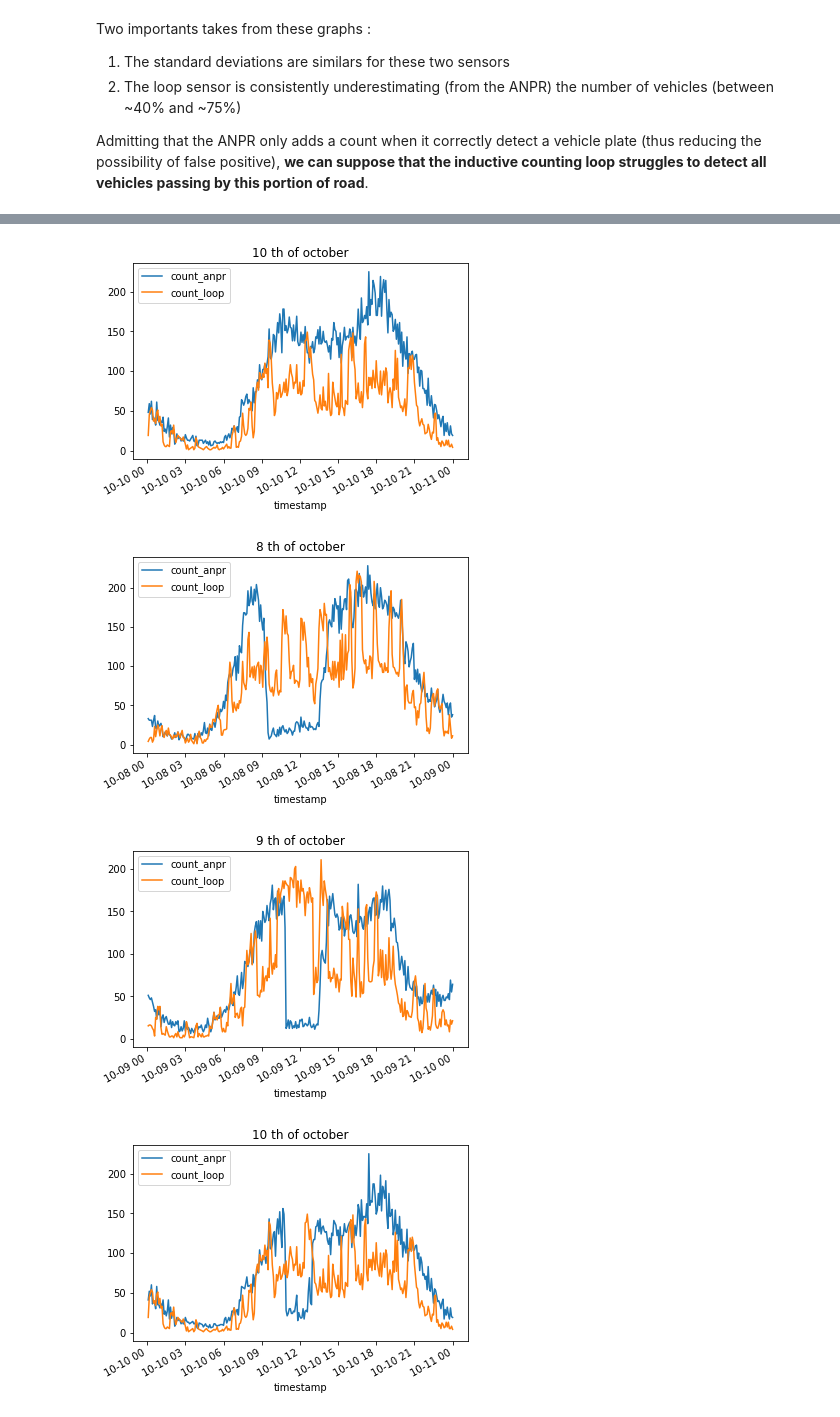
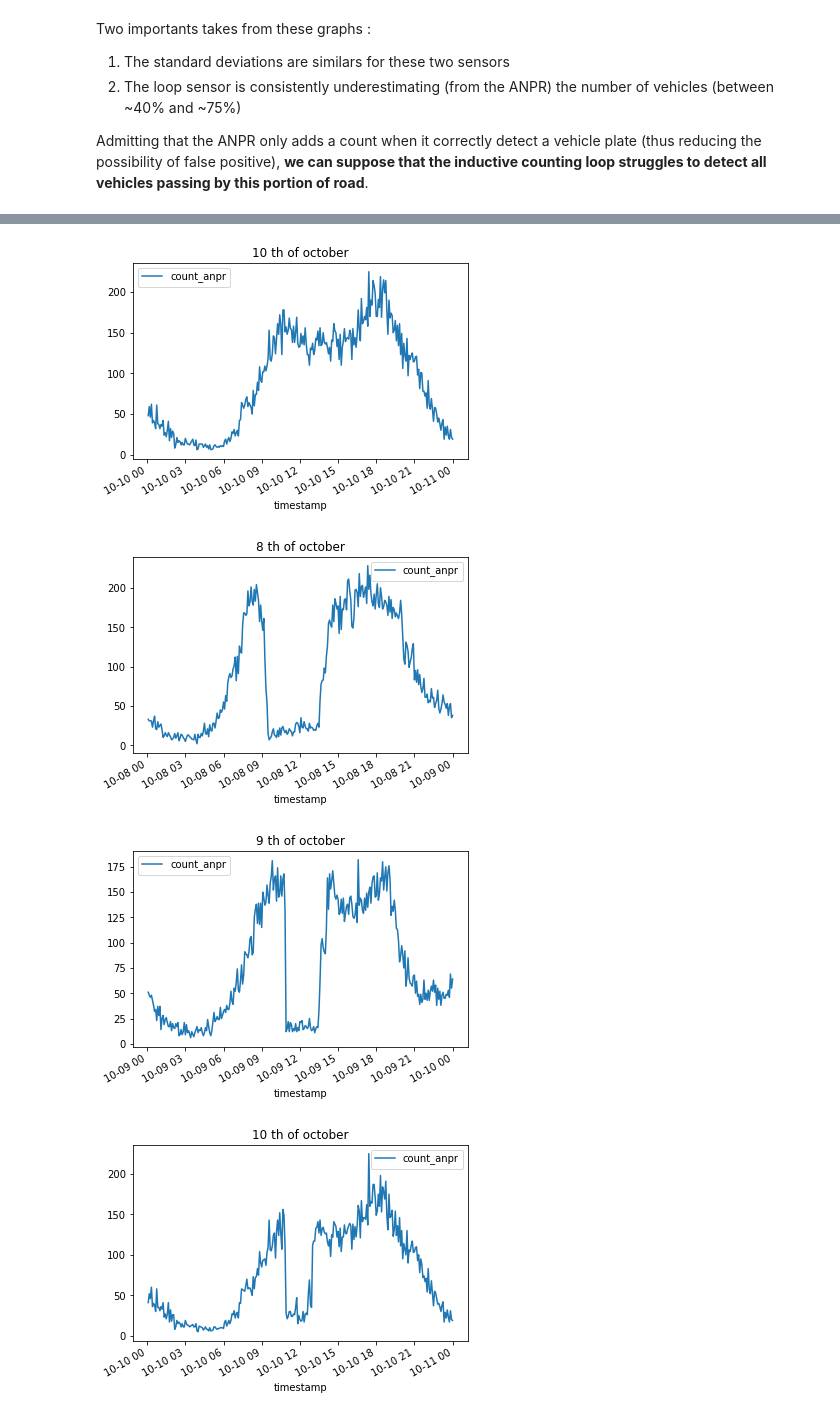
Before and after one commit to khookh/MacqProject, a Jupyter notebook: data_science_exercise.ipynb, the cells around one changed output, grey strips where cells are left out. Saved outputs shown, nothing was run; the diff lists cells and outputs as text; code cells hidden in the pictures.

```diff
--- a/data_science_exercise.ipynb
+++ b/data_science_exercise.ipynb
@@ -184,6 +168,16 @@ counting_loop_df = counting_loop_df[(counting_loop_df.post == '01A')]
 Now we build a function to effectively extract and compare the count values for selected days and time scale
 # %%
 def get_count_df(anpr: pd.DataFrame, loop: pd.DataFrame, starting_time: str = "2021-10-04 13:25:00", end_time: str = "2021-10-31 16:30:00", days: list = None, date_collapse : bool = False, scale: str = None):
+    """
+    :param anpr: (pd.DataFrame) ANPR related datas
+    :param loop: (pd.DataFrame) inductive loop related datas
+    :param starting_time: OPTIONAL (str) time from which the data trimming begins
+    :param end_time: OPTIONAL (str) time at which the data trimming ends
+    :param days: OPTIONAL (list) list of strings of days to trim from the df
+    :param date_collapse: OPTIONAL (bool) if True only considers the time of the day of each entries and regroup data
+    :param scale: OPTIONAL (string) string denoting at which value the TimeStamps should be rounded,'T':minutes, 'H':hours, 'D':day,...
+    :return: (pd.DataFrame) requested counts for both sensors
+    """
     # select entries from requested timeframes
     reduce_anpr = anpr[(anpr['timestamp'] > starting_time) & (anpr['timestamp'] <= end_time)]
     # collapse entries on the count values and sum
@@ -227,7 +221,7 @@ get_count_df(anpr_df, counting_loop_df, days = days_of_week, date_collapse = Tru
 get_count_df(anpr_df, counting_loop_df, days = days_of_week, date_collapse = True).plot(x ='timestamp', y=['count_anpr','count_loop'], kind = 'line', title = 'diff all days of the week, T = 5min')
 
 # plot the comparison between anpr and loop counts for a specific day, with no rescaling
-get_count_df(anpr_df, counting_loop_df, starting_time = "2021-10-21 00:00:00", end_time = "2021-10-22 00:00:00").plot(x ='timestamp', y=['count_anpr','count_loop'], kind = 'line', title = 'diff all days of the week, T = 30min')
+get_count_df(anpr_df, counting_loop_df, starting_time = "2021-10-21 00:00:00", end_time = "2021-10-22 00:00:00").plot(x ='timestamp', y=['count_anpr','count_loop'], kind = 'line', title = 'diff 21th of October, T = 30min')
 
 # ... repeat the tests for any parameters you want ... (not displaying all I did for readability purpose, just some examples here)
 # %% [output]
@@ -325,0 +410,6 @@ Admitting that the ANPR only adds a count when it correctly detect a vehicle pla
+# %%
+for i in range(3):
+    get_count_df(anpr_df, counting_loop_df, starting_time = f"2021-10-{8+i} 00:00:00", end_time = f"2021-10-{9+i} 00:00:00").plot(x ='timestamp', y=['count_anpr'], kind = 'line', title = f'{8+i} th of october')
+anpr_df = anpr_df[(anpr_df.speedest > 0)]
+for i in range(3):
+    get_count_df(anpr_df, counting_loop_df, starting_time = f"2021-10-{8+i} 00:00:00", end_time = f"2021-10-{9+i} 00:00:00").plot(x ='timestamp', y=['count_anpr'], kind = 'line', title = f'{8+i} th of october')
@@ -328,7 +443,7 @@ Admitting that the ANPR only adds a count when it correctly detect a vehicle pla
 # %%
 for i in range(3):
-    get_count_df(anpr_df, counting_loop_df, starting_time = f"2021-10-{8+i} 00:00:00", end_time = f"2021-10-{9+i} 00:00:00").plot(x ='timestamp', y=['count_anpr','count_loop'], kind = 'line', title = f'{8+i} th of october')
+    get_count_df(anpr_df, counting_loop_df, starting_time = f"2021-10-{8+i} 00:00:00", end_time = f"2021-10-{9+i} 00:00:00").plot(x ='timestamp', y=['count_anpr'], kind = 'line', title = f'{8+i} th of october')
 anpr_df = anpr_df[(anpr_df.speedest > 0)]
 for i in range(3):
-    get_count_df(anpr_df, counting_loop_df, starting_time = f"2021-10-{8+i} 00:00:00", end_time = f"2021-10-{9+i} 00:00:00").plot(x ='timestamp', y=['count_anpr','count_loop'], kind = 'line', title = f'{8+i} th of october')
+    get_count_df(anpr_df, counting_loop_df, starting_time = f"2021-10-{8+i} 00:00:00", end_time = f"2021-10-{9+i} 00:00:00").plot(x ='timestamp', y=['count_anpr'], kind = 'line', title = f'{8+i} th of october')
 # %% [output]
@@ -337,4 +452,4 @@ for i in range(3):
-[figure, old version]
+[figure, new version]
-[figure, old version]
+[figure, new version]
-[figure, old version]
+[figure, new version]
-[figure, old version]
+[figure, new version]
```
Also changed, not shown: parts of 25 cells of this notebook.
